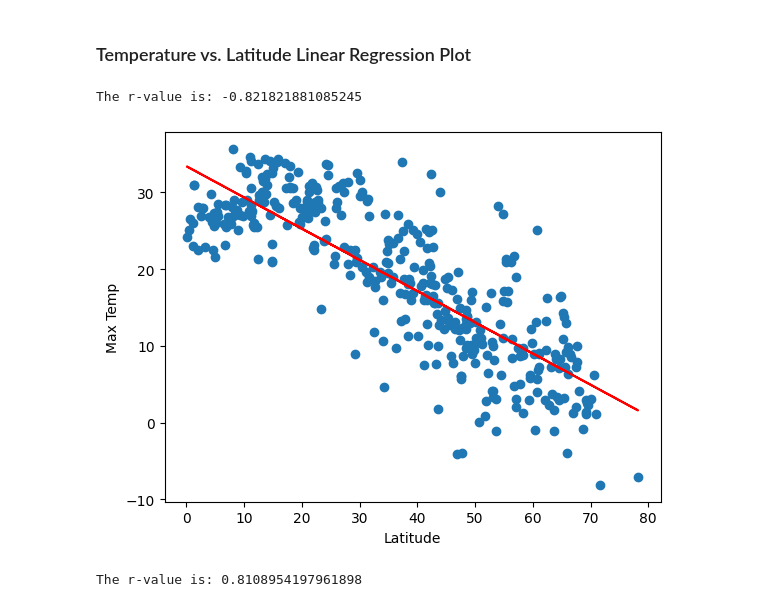
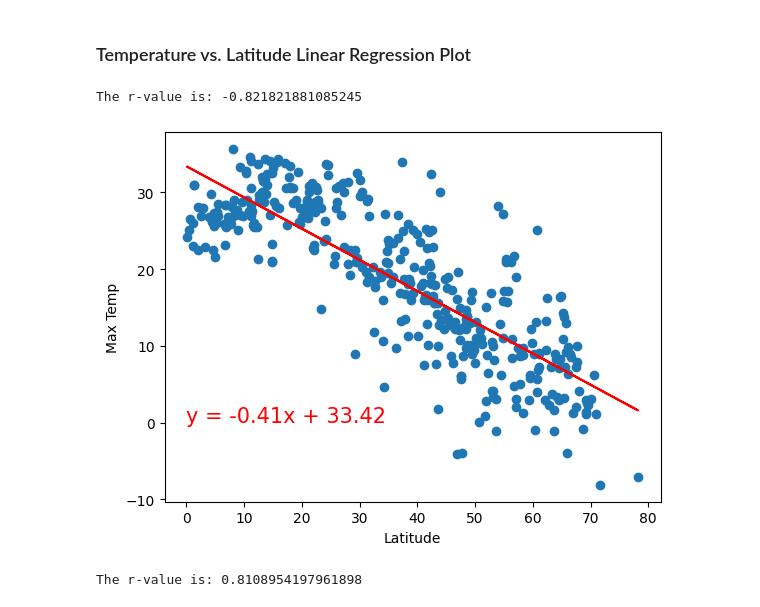
Before and after one commit to Bama-Jamma/Python-API-Challenge, a Jupyter notebook: WeatherPy/WeatherPy.ipynb, the cells around one changed output. Drawn from its saved outputs; the diff is of its cells as text; code cells hidden in the pictures.

```diff
--- a/WeatherPy/WeatherPy.ipynb
+++ b/WeatherPy/WeatherPy.ipynb
@@ -176,6 +176,6 @@ city_data_df.to_csv("output_data/cities.csv", index_label="City_ID")
 # %%
 # Read saved data
-city_data_df = pd.read_csv("output_data/cities.csv", index_col="City_ID")
+city_data_df = pd.read_csv("../output_data/cities.csv", index_col="City_ID")
 
 # Display sample data
 city_data_df.head()
@@ -351,14 +351,14 @@ southern_hemi_df.head()
 # %%
 # Linear regression on Northern Hemisphere calling the function
 x_values = northern_hemi_df["Lat"]
 y_values = northern_hemi_df["Max Temp"]
 
 # Call the function
 plot_linear_regression(x_values, y_values,
-                          'Max Temp',(0,-40))
+                          'Max Temp',(0, 0))
 # %% [output]
 The r-value is: -0.821821881085245
-[figure, old version]
+[figure, new version]
 # %%
 # Linear regression on Southern Hemisphere calling the function
 x_values = southern_hemi_df["Lat"]
```
Also changed, not shown: parts of 3 cells of this notebook, 5 other files.
